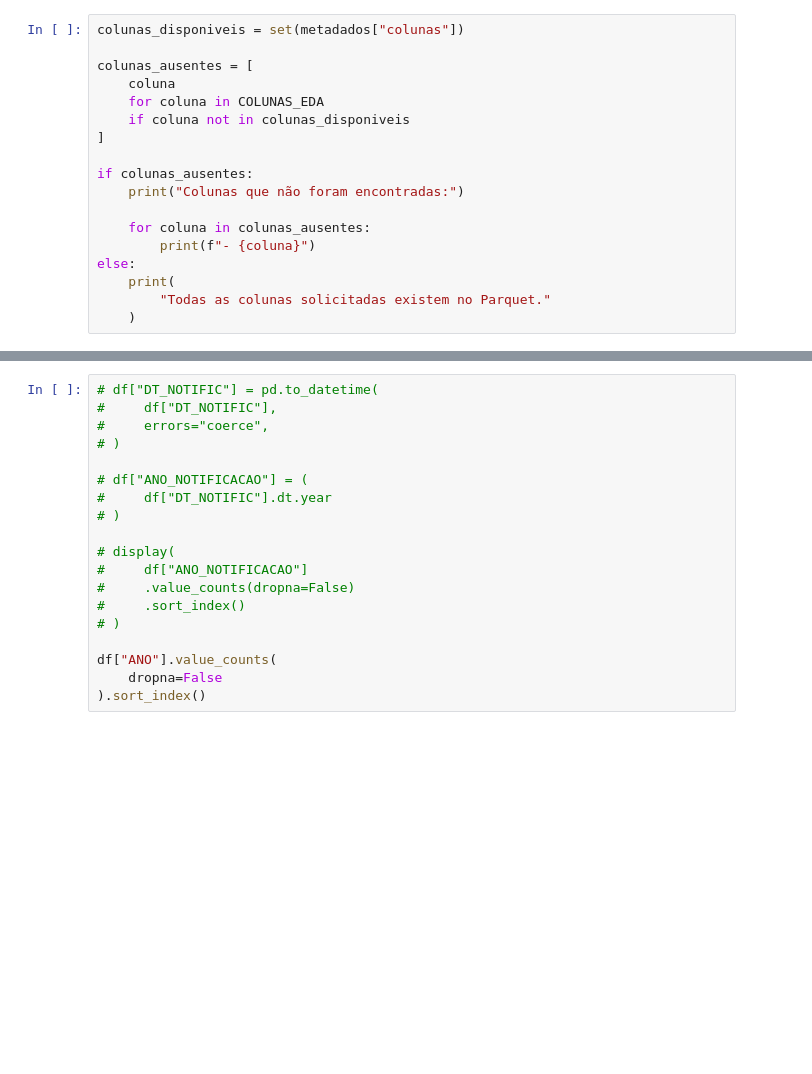
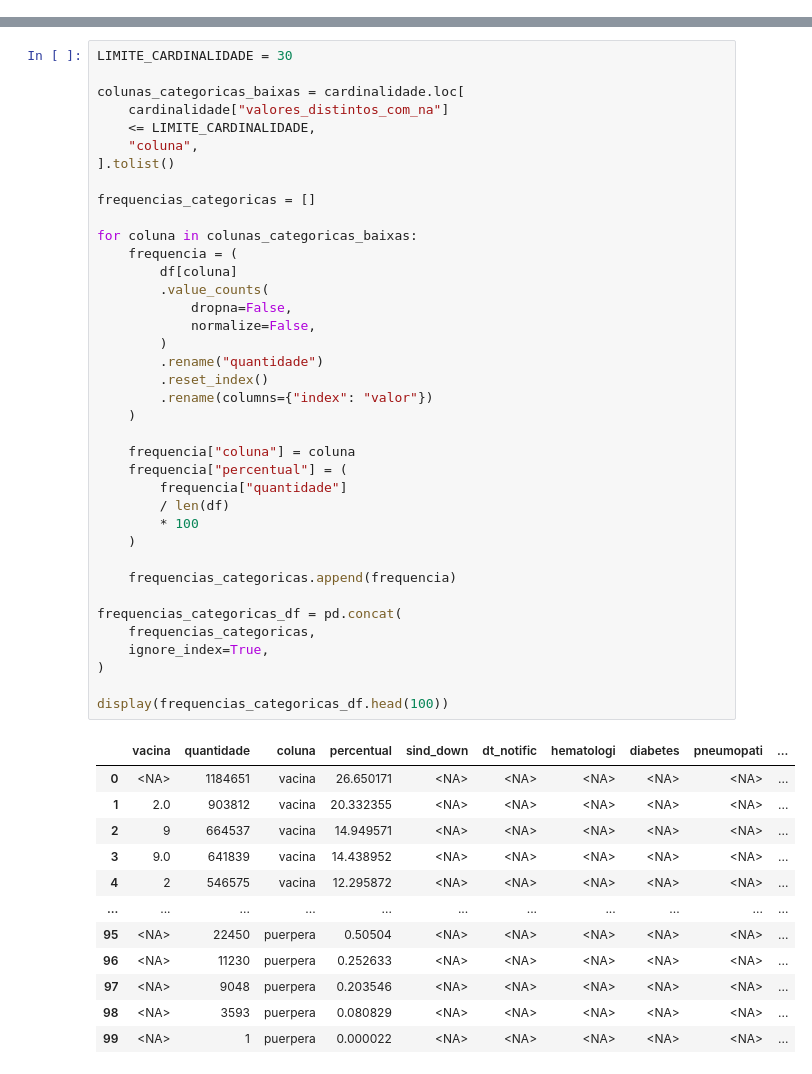
Before and after one commit to Ivan-S-Oliveira/Projeto_Integrador, a Jupyter notebook: notebooks/02_eda/01_eda_primeira_passagem.ipynb, the cells around one changed output, grey strips where cells are left out. Drawn from its saved outputs; the diff is of its cells as text; blank space fills up the shorter version.

```diff
--- a/notebooks/02_eda/01_eda_primeira_passagem.ipynb
+++ b/notebooks/02_eda/01_eda_primeira_passagem.ipynb
@@ -126,18 +263,0 @@ for coluna in COLUNAS_EDA:
-# %%
-colunas_disponiveis = set(metadados["colunas"])
-
-colunas_ausentes = [
-    coluna
-    for coluna in COLUNAS_EDA
-    if coluna not in colunas_disponiveis
-]
-
-if colunas_ausentes:
-    print("Colunas que não foram encontradas:")
-
-    for coluna in colunas_ausentes:
-        print(f"- {coluna}")
-else:
-    print(
-        "Todas as colunas solicitadas existem no Parquet."
-    )
@@ -218,19 +671,51 @@ display(cardinalidade)
 # %%
-# df["DT_NOTIFIC"] = pd.to_datetime(
-#     df["DT_NOTIFIC"],
-#     errors="coerce",
-# )
+LIMITE_CARDINALIDADE = 30
 
-# df["ANO_NOTIFICACAO"] = (
-#     df["DT_NOTIFIC"].dt.year
-# )
+colunas_categoricas_baixas = cardinalidade.loc[
+    cardinalidade["valores_distintos_com_na"]
+    <= LIMITE_CARDINALIDADE,
+    "coluna",
+].tolist()
 
-# display(
-#     df["ANO_NOTIFICACAO"]
-#     .value_counts(dropna=False)
-#     .sort_index()
-# )
+frequencias_categoricas = []
 
-df["ANO"].value_counts(
-    dropna=False
-).sort_index()
+for coluna in colunas_categoricas_baixas:
+    frequencia = (
+        df[coluna]
+        .value_counts(
+            dropna=False,
+            normalize=False,
+        )
+        .rename("quantidade")
+        .reset_index()
+        .rename(columns={"index": "valor"})
+    )
+
+    frequencia["coluna"] = coluna
+    frequencia["percentual"] = (
+        frequencia["quantidade"]
+        / len(df)
+        * 100
+    )
+
+    frequencias_categoricas.append(frequencia)
+
+frequencias_categoricas_df = pd.concat(
+    frequencias_categoricas,
+    ignore_index=True,
+)
+
+display(frequencias_categoricas_df.head(100))
+# %% [output]
+|  | vacina | quantidade | coluna | percentual | sind_down | dt_notific | hematologi | diabetes | pneumopati | ... |
+| 0 | <NA> | 1184651 | vacina | 26.650171 | <NA> | <NA> | <NA> | <NA> | <NA> | ... |
+| 1 | 2.0 | 903812 | vacina | 20.332355 | <NA> | <NA> | <NA> | <NA> | <NA> | ... |
+| 2 | 9 | 664537 | vacina | 14.949571 | <NA> | <NA> | <NA> | <NA> | <NA> | ... |
+| 3 | 9.0 | 641839 | vacina | 14.438952 | <NA> | <NA> | <NA> | <NA> | <NA> | ... |
+| 4 | 2 | 546575 | vacina | 12.295872 | <NA> | <NA> | <NA> | <NA> | <NA> | ... |
+| ... | ... | ... | ... | ... | ... | ... | ... | ... | ... | ... |
+| 95 | <NA> | 22450 | puerpera | 0.50504 | <NA> | <NA> | <NA> | <NA> | <NA> | ... |
+| 96 | <NA> | 11230 | puerpera | 0.252633 | <NA> | <NA> | <NA> | <NA> | <NA> | ... |
+| 97 | <NA> | 9048 | puerpera | 0.203546 | <NA> | <NA> | <NA> | <NA> | <NA> | ... |
+| 98 | <NA> | 3593 | puerpera | 0.080829 | <NA> | <NA> | <NA> | <NA> | <NA> | ... |
+| 99 | <NA> | 1 | puerpera | 0.000022 | <NA> | <NA> | <NA> | <NA> | <NA> | ... |
```
Also changed, not shown: parts of 28 cells of this notebook, 1 other file.
